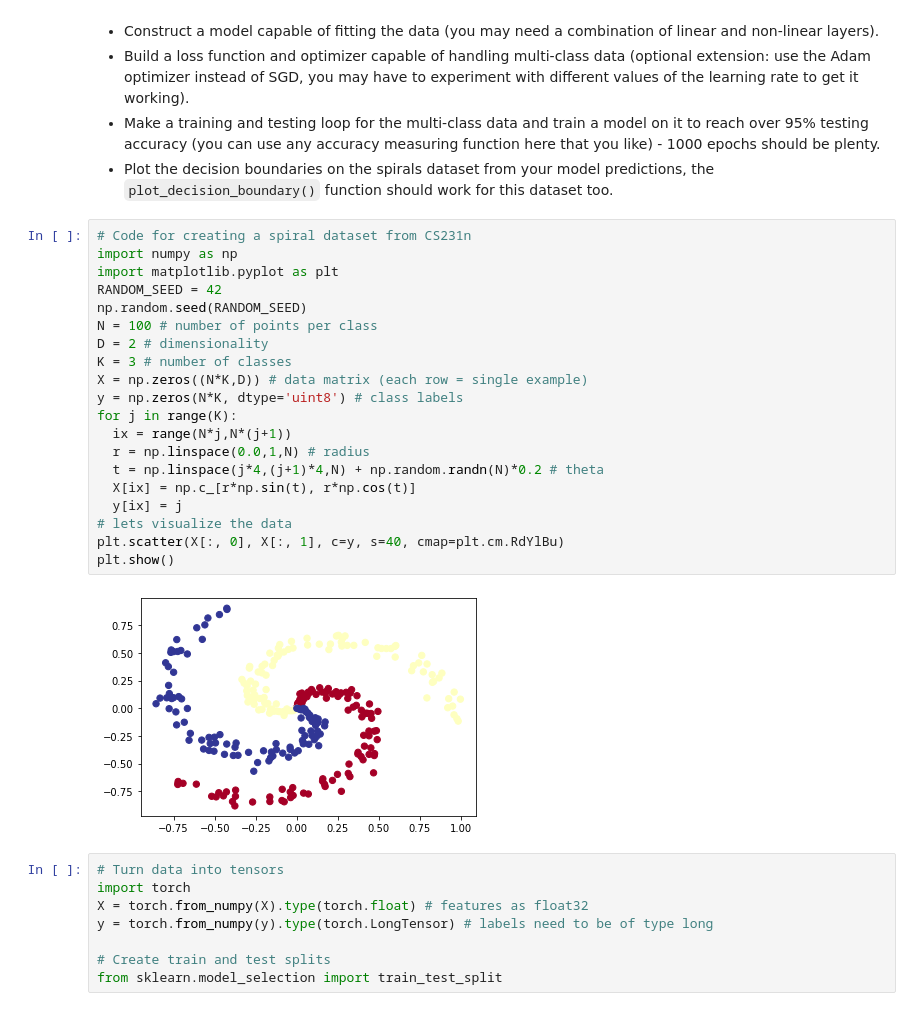
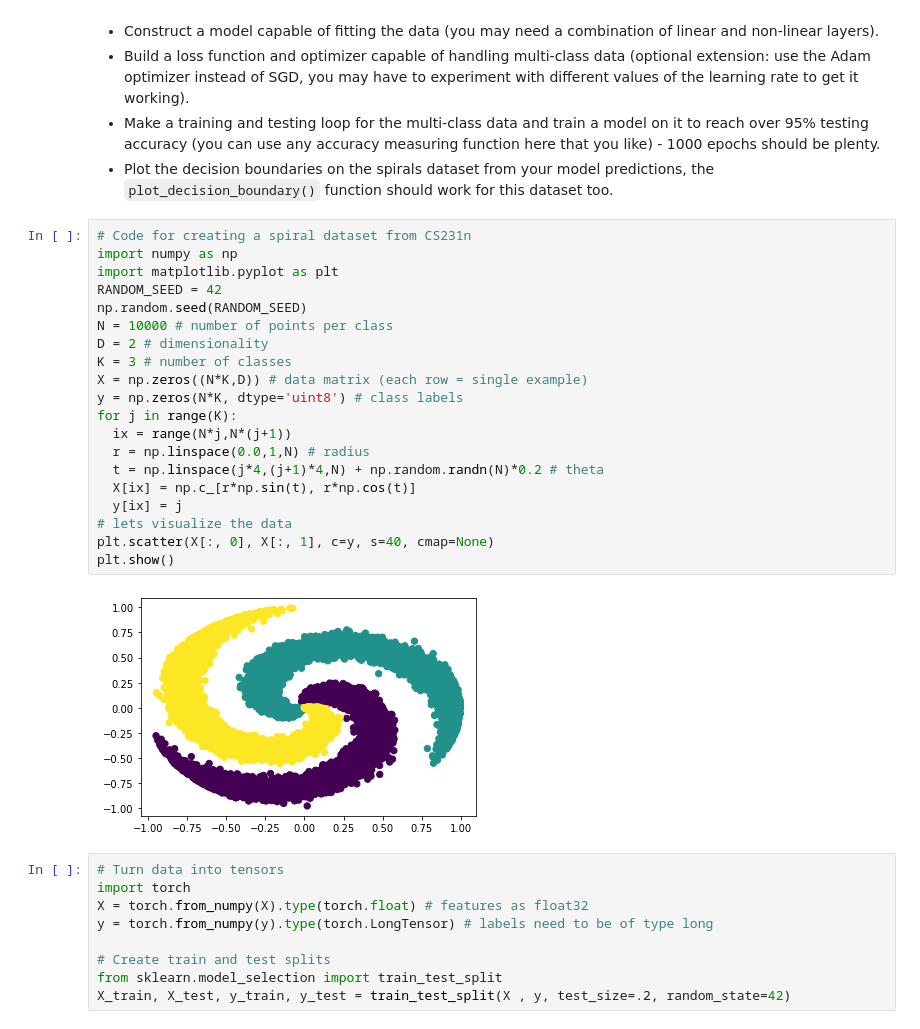
Before and after one commit to LOWERCAS3/PyTorch, a Jupyter notebook: 02_pytorch_classification_exercises.ipynb, the cells around one changed output. Drawn from its saved outputs; the diff is of its cells as text.

```diff
--- a/02_pytorch_classification_exercises.ipynb
+++ b/02_pytorch_classification_exercises.ipynb
@@ -287,25 +362,25 @@ def plot_decision_boundary(model, X, y):
 # %%
 # Code for creating a spiral dataset from CS231n
 import numpy as np
 import matplotlib.pyplot as plt
 RANDOM_SEED = 42
 np.random.seed(RANDOM_SEED)
-N = 100 # number of points per class
+N = 10000 # number of points per class
 D = 2 # dimensionality
 K = 3 # number of classes
 X = np.zeros((N*K,D)) # data matrix (each row = single example)
 y = np.zeros(N*K, dtype='uint8') # class labels
 for j in range(K):
   ix = range(N*j,N*(j+1))
   r = np.linspace(0.0,1,N) # radius
   t = np.linspace(j*4,(j+1)*4,N) + np.random.randn(N)*0.2 # theta
   X[ix] = np.c_[r*np.sin(t), r*np.cos(t)]
   y[ix] = j
 # lets visualize the data
-plt.scatter(X[:, 0], X[:, 1], c=y, s=40, cmap=plt.cm.RdYlBu)
+plt.scatter(X[:, 0], X[:, 1], c=y, s=40, cmap=None)
 plt.show()
 # %% [output]
-[figure, old version]
+[figure, new version]
 # %%
 # Turn data into tensors
 import torch
@@ -314,3 +389,4 @@ y = torch.from_numpy(y).type(torch.LongTensor) # labels need to be of type long
 
 # Create train and test splits
 from sklearn.model_selection import train_test_split
+X_train, X_test, y_train, y_test = train_test_split(X , y, test_size=.2, random_state=42)
```
Also changed, not shown: parts of 27 cells of this notebook.
